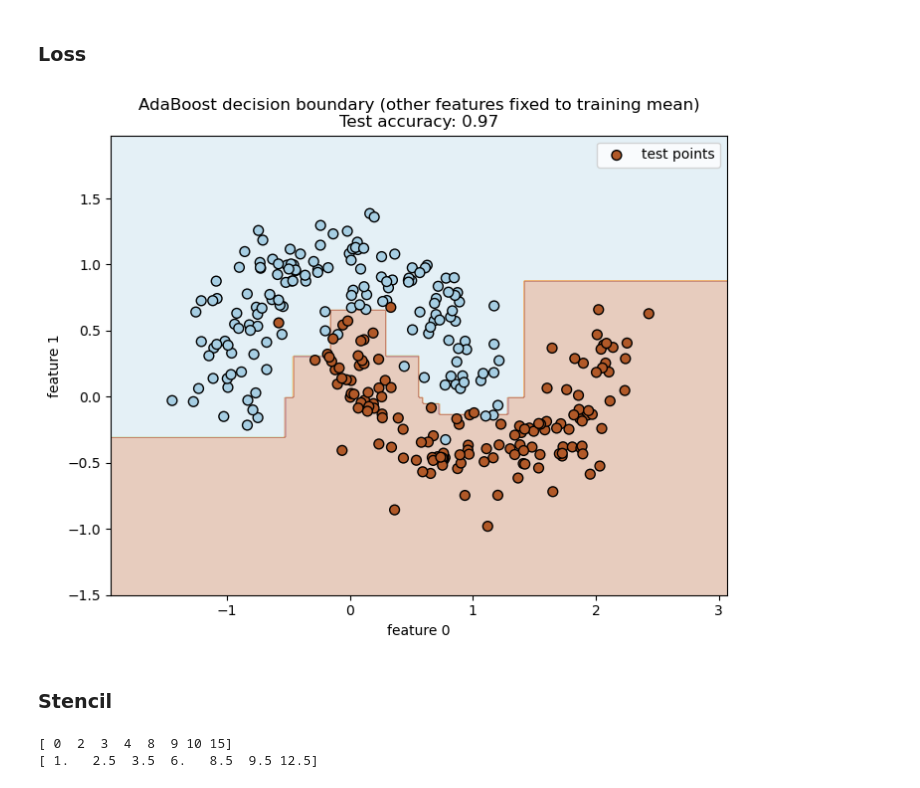
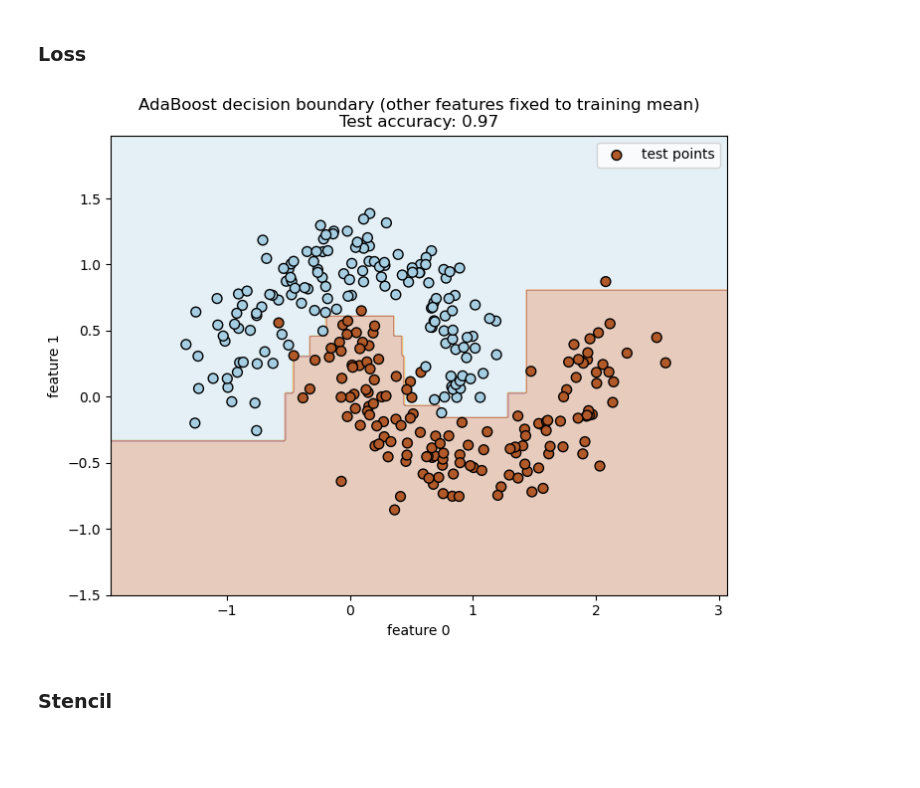
Before and after one commit to pgundral/ada-boost, a Jupyter notebook: src/pranav.ipynb, the cells around one changed output. Cells and saved outputs as stored; diff of their text form; code cells hidden in the pictures; blank space fills up the shorter version.

```diff
--- a/src/pranav.ipynb
+++ b/src/pranav.ipynb
@@ -20,39 +20,40 @@ import pandas as pd
 import matplotlib.pyplot as plt
 
 # fit classifier
+clf = AdaBoostClassifier()
 clf.fit(X_train, y_train)
 
 # choose two features to visualize (0 and 1)
 x_idx, y_idx = 0, 1
 
 # mesh for plotting (cover both train and test ranges)
 xmin = np.min(np.r_[X_train[:, x_idx], X_test[:, x_idx]]) - 0.5
 xmax = np.max(np.r_[X_train[:, x_idx], X_test[:, x_idx]]) + 0.5
 ymin = np.min(np.r_[X_train[:, y_idx], X_test[:, y_idx]]) - 0.5
 ymax = np.max(np.r_[X_train[:, y_idx], X_test[:, y_idx]]) + 0.5
 xx, yy = np.meshgrid(np.linspace(xmin, xmax, 300), np.linspace(ymin, ymax, 300))
 
 # build full-dimensional grid points by fixing other features at their training mean
 mean_features = np.mean(X_train, axis=0)
 grid2d = np.c_[xx.ravel(), yy.ravel()]
 n_pts = grid2d.shape[0]
 full_grid = np.tile(mean_features, (n_pts, 1))
 full_grid[:, x_idx] = grid2d[:, 0]
 full_grid[:, y_idx] = grid2d[:, 1]
 
 # predict on the grid and plot
 Z = clf.predict(full_grid).reshape(xx.shape)
 
 plt.figure(figsize=(8,6))
 plt.contourf(xx, yy, Z, alpha=0.3, cmap=plt.cm.Paired)
 plt.scatter(X_test[:, x_idx], X_test[:, y_idx], c=y_test, cmap=plt.cm.Paired, edgecolor='k', s=50, label='test points')
 plt.xlabel(f'feature {x_idx}')
 plt.ylabel(f'feature {y_idx}')
 plt.title(f'AdaBoost decision boundary (other features fixed to training mean)\nTest accuracy: {clf.score(X_test, y_test):.2f}')
 plt.legend()
 plt.show()
 # %% [output]
-[figure, old version]
+[figure, new version]
 # %% [markdown]
 ### Stencil
 # %%
@@ -92,16 +93,5 @@ def node_score_gini(prob):
         For dataset with 2 classes, C(p) = 2 * p * (1-p)
     '''
     return 2 * prob * (1-prob)
-# %%
-a = np.array([15,2,3,4,8,9,10,0])
-a = np.sort(np.unique(a))
-# print(a[:-1])
-# print(a[1:])
-print(a)
-print((a[1:] + a[:-1])/2)
-# print(a[0:] + a)
-# %% [output]
-[ 0  2  3  4  8  9 10 15]
-[ 1.   2.5  3.5  6.   8.5  9.5 12.5]
 # %%
 class Stump(object):
```
Also changed, not shown: parts of 5 cells of this notebook.
